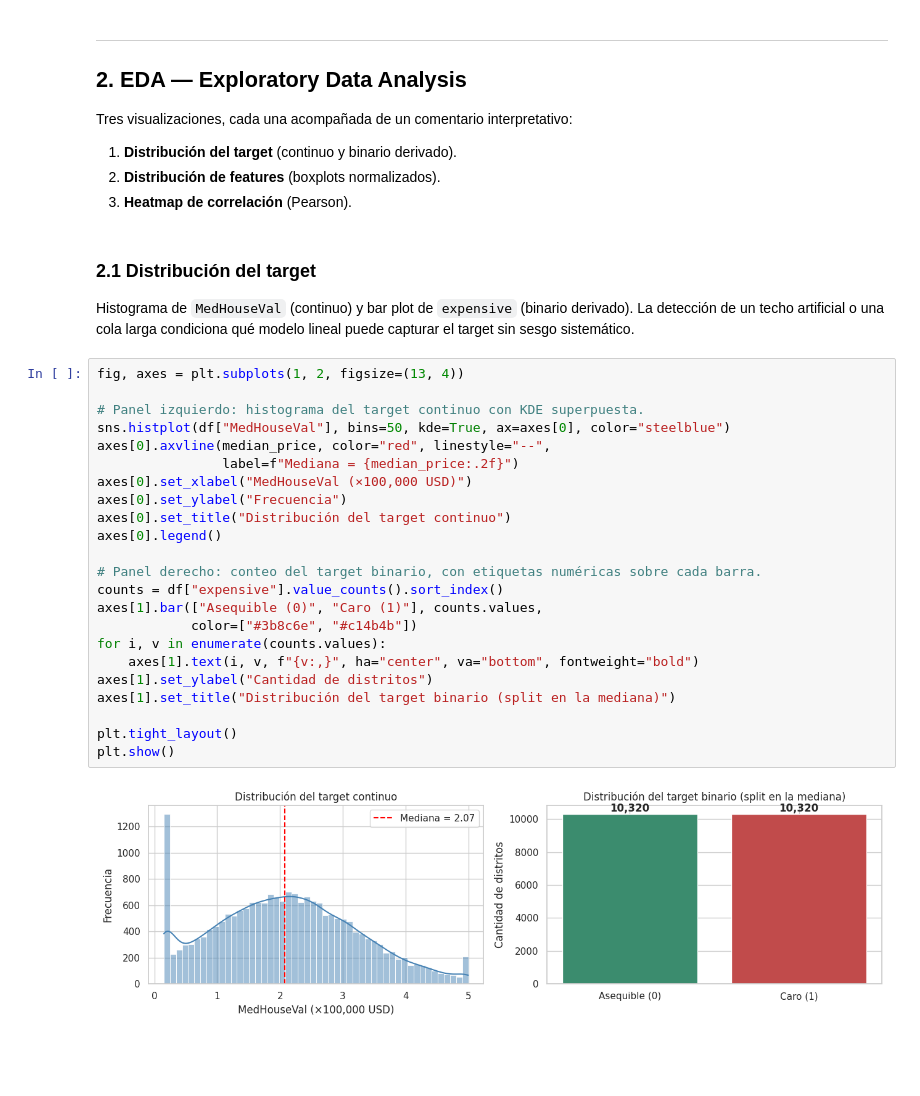
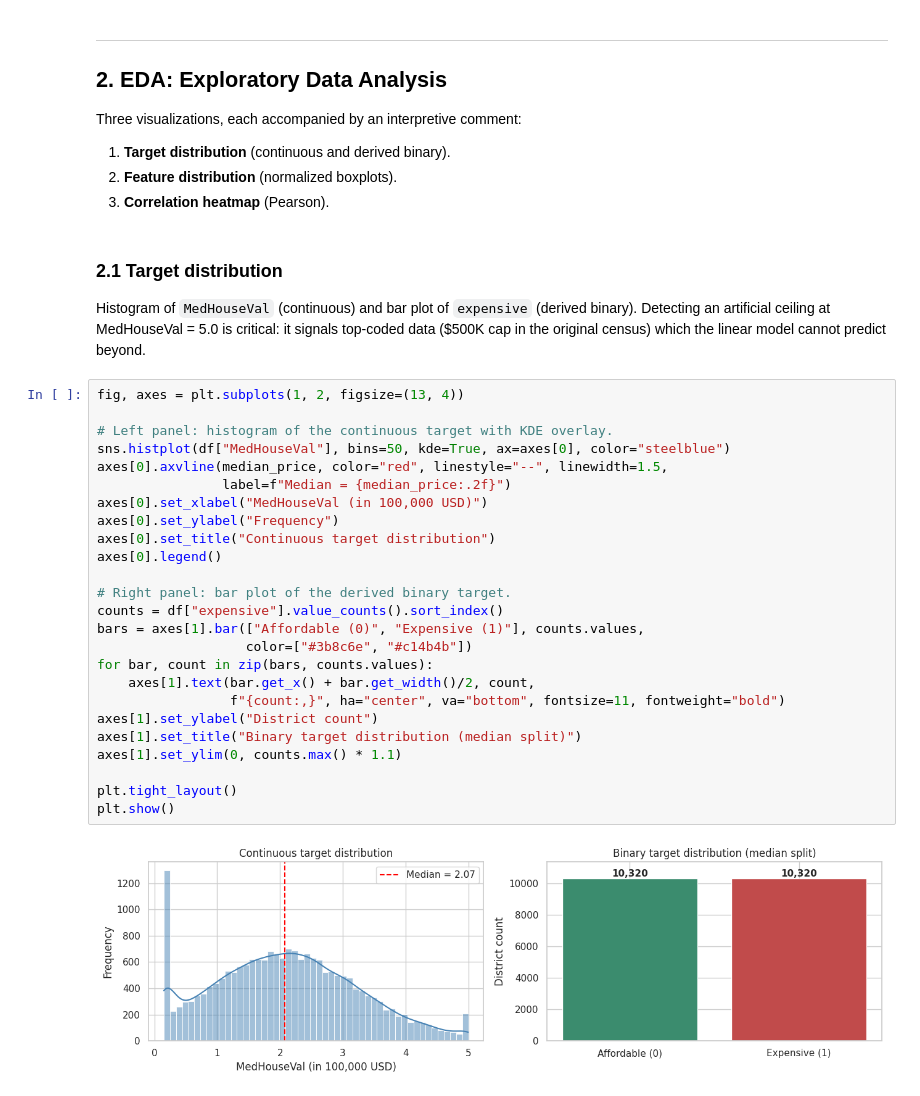
Before and after one commit to DanielSozoranga/Machine-Learning-6-SIN-A-Mar-Jul-2026, a Jupyter notebook: notebooks/main.ipynb, the cells around one changed output. Saved outputs shown, nothing was run; the diff lists cells and outputs as text; blank space fills up the shorter version.

```diff
--- a/notebooks/main.ipynb
+++ b/notebooks/main.ipynb
@@ -117,40 +117,42 @@ Name: count, dtype: int64
 # %% [markdown]
 ---
 
-## 2. EDA — Exploratory Data Analysis
+## 2. EDA: Exploratory Data Analysis
 
-Tres visualizaciones, cada una acompañada de un comentario interpretativo:
+Three visualizations, each accompanied by an interpretive comment:
 
-1. **Distribución del target** (continuo y binario derivado).
-2. **Distribución de features** (boxplots normalizados).
-3. **Heatmap de correlación** (Pearson).
+1. **Target distribution** (continuous and derived binary).
+2. **Feature distribution** (normalized boxplots).
+3. **Correlation heatmap** (Pearson).
 # %% [markdown]
-### 2.1 Distribución del target
+### 2.1 Target distribution
 
-Histograma de `MedHouseVal` (continuo) y bar plot de `expensive` (binario derivado). La detección de un techo artificial o una cola larga condiciona qué modelo lineal puede capturar el target sin sesgo sistemático.
+Histogram of `MedHouseVal` (continuous) and bar plot of `expensive` (derived binary). Detecting an artificial ceiling at MedHouseVal = 5.0 is critical: it signals top-coded data ($500K cap in the original census) which the linear model cannot predict beyond.
 # %%
 fig, axes = plt.subplots(1, 2, figsize=(13, 4))
 
-# Panel izquierdo: histograma del target continuo con KDE superpuesta.
+# Left panel: histogram of the continuous target with KDE overlay.
 sns.histplot(df["MedHouseVal"], bins=50, kde=True, ax=axes[0], color="steelblue")
-axes[0].axvline(median_price, color="red", linestyle="--",
-                label=f"Mediana = {median_price:.2f}")
-axes[0].set_xlabel("MedHouseVal (×100,000 USD)")
-axes[0].set_ylabel("Frecuencia")
-axes[0].set_title("Distribución del target continuo")
+axes[0].axvline(median_price, color="red", linestyle="--", linewidth=1.5,
+                label=f"Median = {median_price:.2f}")
+axes[0].set_xlabel("MedHouseVal (in 100,000 USD)")
+axes[0].set_ylabel("Frequency")
+axes[0].set_title("Continuous target distribution")
 axes[0].legend()
 
-# Panel derecho: conteo del target binario, con etiquetas numéricas sobre cada barra.
+# Right panel: bar plot of the derived binary target.
 counts = df["expensive"].value_counts().sort_index()
-axes[1].bar(["Asequible (0)", "Caro (1)"], counts.values,
-            color=["#3b8c6e", "#c14b4b"])
-for i, v in enumerate(counts.values):
-    axes[1].text(i, v, f"{v:,}", ha="center", va="bottom", fontweight="bold")
-axes[1].set_ylabel("Cantidad de distritos")
-axes[1].set_title("Distribución del target binario (split en la mediana)")
+bars = axes[1].bar(["Affordable (0)", "Expensive (1)"], counts.values,
+                   color=["#3b8c6e", "#c14b4b"])
+for bar, count in zip(bars, counts.values):
+    axes[1].text(bar.get_x() + bar.get_width()/2, count,
+                 f"{count:,}", ha="center", va="bottom", fontsize=11, fontweight="bold")
+axes[1].set_ylabel("District count")
+axes[1].set_title("Binary target distribution (median split)")
+axes[1].set_ylim(0, counts.max() * 1.1)
 
 plt.tight_layout()
 plt.show()
 # %% [output]
-[figure, old version]
+[figure, new version]
 # %% [markdown]
```
Also changed, not shown: parts of 41 cells of this notebook, 1 other file.
